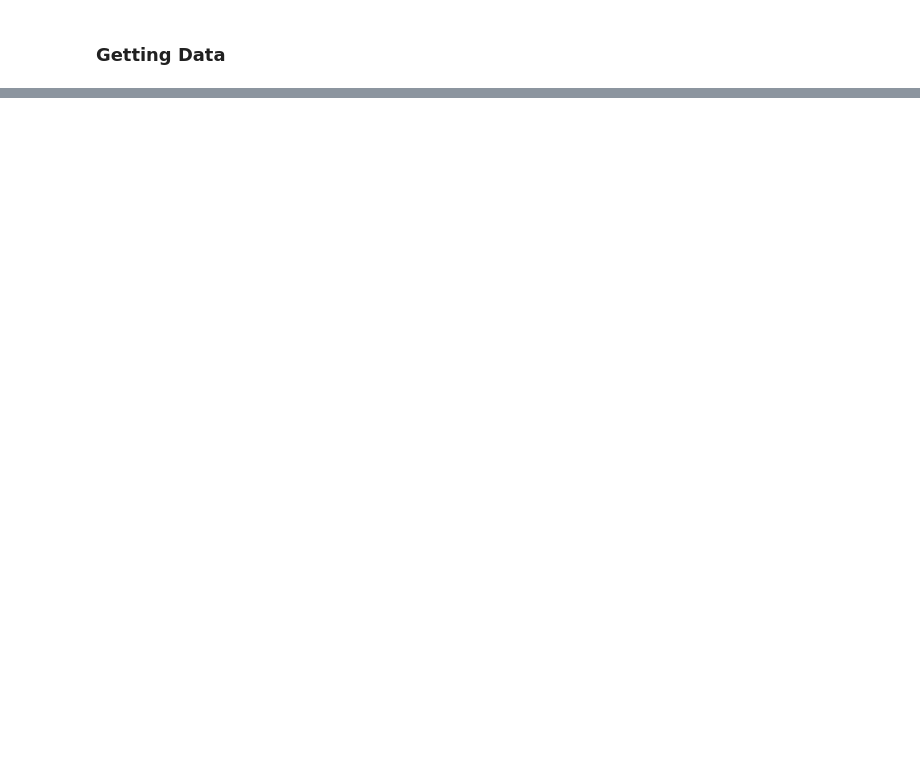
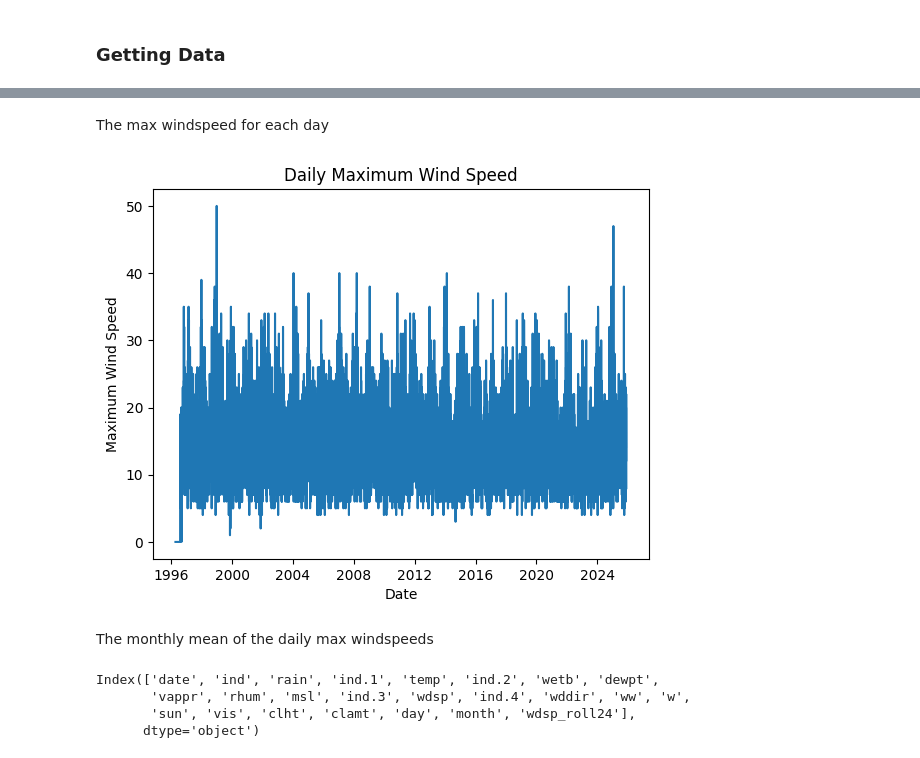
Before and after one commit to dimon-ua/PFDA, a Jupyter notebook: assignments/assignment_6_Weather.ipynb, the cells around one changed output, grey strips where cells are left out. Saved outputs shown, nothing was run; the diff lists cells and outputs as text; code cells hidden in the pictures; blank space fills up the shorter version.

```diff
--- a/assignments/assignment_6_Weather.ipynb
+++ b/assignments/assignment_6_Weather.ipynb
@@ -103,0 +118,24 @@ plt.show()
+# %% [markdown]
+The max windspeed for each day
+# %%
+df['day'] = df['date'].dt.date
+
+daily_max = df.groupby('day')['wdsp'].max().reset_index()
+
+# Plotting daily maximum wind speed.
+sns.lineplot(data=daily_max, x='day', y='wdsp')
+plt.title("Daily Maximum Wind Speed")
+plt.xlabel("Date")
+plt.ylabel("Maximum Wind Speed")
+plt.show()
+# %% [output]
+[figure, added]
+# %% [markdown]
+The monthly mean of the daily max windspeeds
+# %%
+df.columns
+# %% [output]
+Index(['date', 'ind', 'rain', 'ind.1', 'temp', 'ind.2', 'wetb', 'dewpt',
+       'vappr', 'rhum', 'msl', 'ind.3', 'wdsp', 'ind.4', 'wddir', 'ww', 'w',
+       'sun', 'vis', 'clht', 'clamt', 'day', 'month', 'wdsp_roll24'],
+      dtype='object')
```
Also changed, not shown: parts of 5 cells of this notebook.
